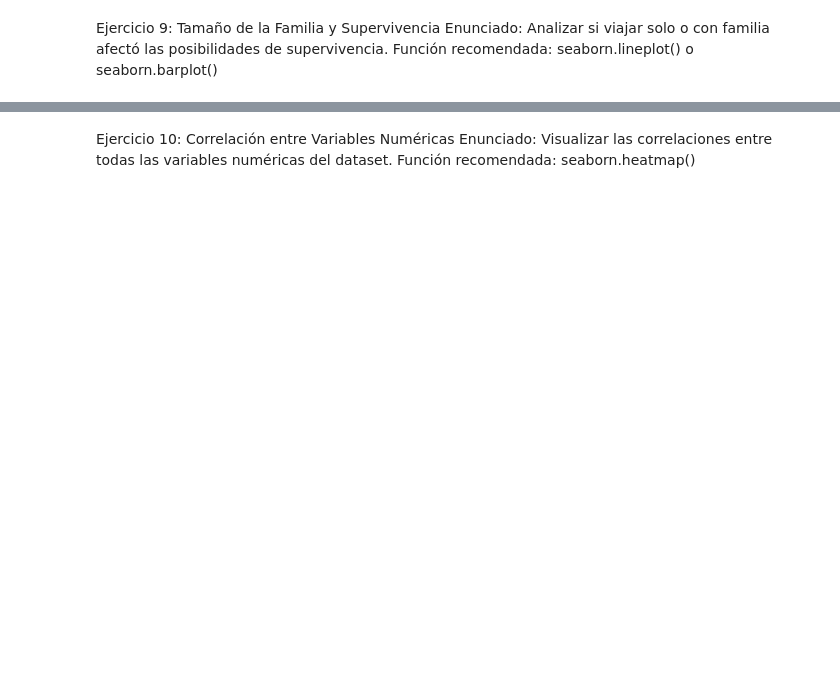
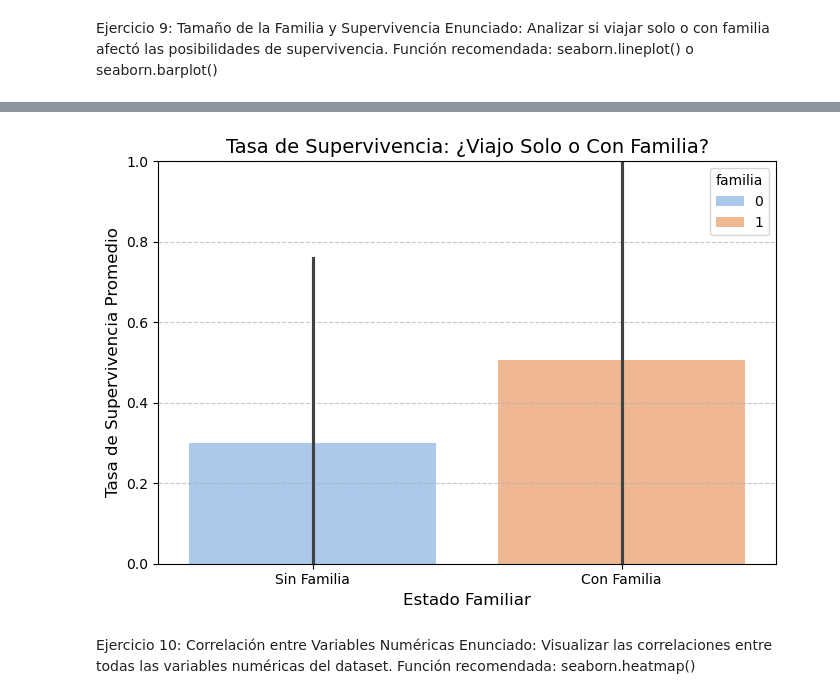
Before and after one commit to Sanyer16/titanic-visualizations, a Jupyter notebook: titanic_visualizations.ipynb, the cells around one changed output, grey strips where cells are left out. Cells and saved outputs as stored; diff of their text form; code cells hidden in the pictures; blank space fills up the shorter version.

```diff
--- a/titanic_visualizations.ipynb
+++ b/titanic_visualizations.ipynb
@@ -262,0 +378,5 @@ Función recomendada: seaborn.lineplot() o seaborn.barplot()
+# %%
+df3 = df.copy()
+# %%
+df3['familia'] = ((df3['SibSp'] > 0) | (df3['Parch'] > 0)).astype(int)
+#astype(int) --> función de pandas que se aplica al resultado de la operación booleana anterior y se convierte a tipo entero (0 o 1)
@@ -263,3 +398,27 @@ Función recomendada: seaborn.lineplot() o seaborn.barplot()
+# %%
+plt.figure(figsize=(7, 5))
+
+sns.barplot(
+    x='familia',
+    y='Survived',
+    data=df3,
+    hue='familia',
+    errorbar='sd', # Show standard deviation as error bars
+    palette='pastel' # Choose a nice color palette
+)
+
+# Set x-axis tick labels for clarity
+plt.xticks(ticks=[0, 1], labels=['Sin Familia', 'Con Familia'])
+
+plt.title('Tasa de Supervivencia: ¿Viajo Solo o Con Familia?', fontsize=14)
+plt.xlabel('Estado Familiar', fontsize=12)
+plt.ylabel('Tasa de Supervivencia Promedio', fontsize=12)
+plt.ylim(0, 1) # Set y-axis limit from 0 to 1 for survival rate
+plt.grid(axis='y', linestyle='--', alpha=0.7)
+plt.tight_layout()
+plt.show()
+# %% [output]
+[figure, added]
 # %% [markdown]
 Ejercicio 10: Correlación entre Variables Numéricas
 Enunciado: Visualizar las correlaciones entre todas las variables numéricas del dataset.
```
Also changed, not shown: parts of 14 cells of this notebook.
